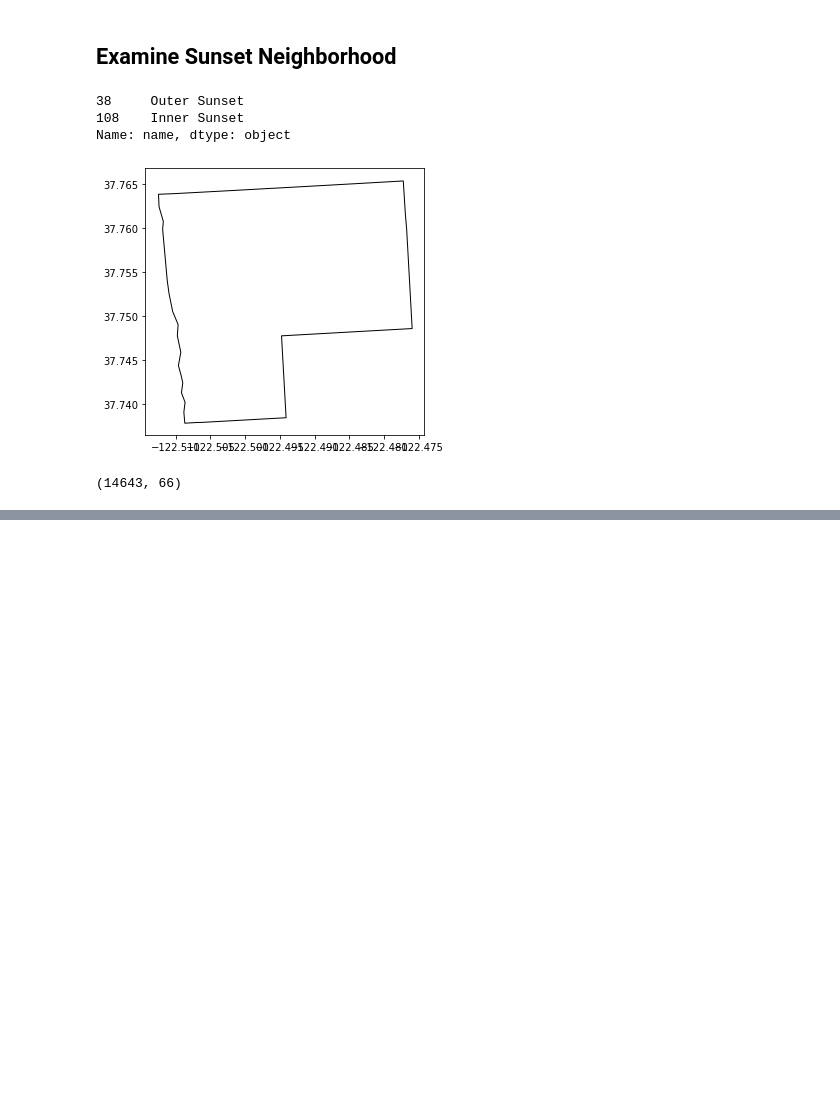
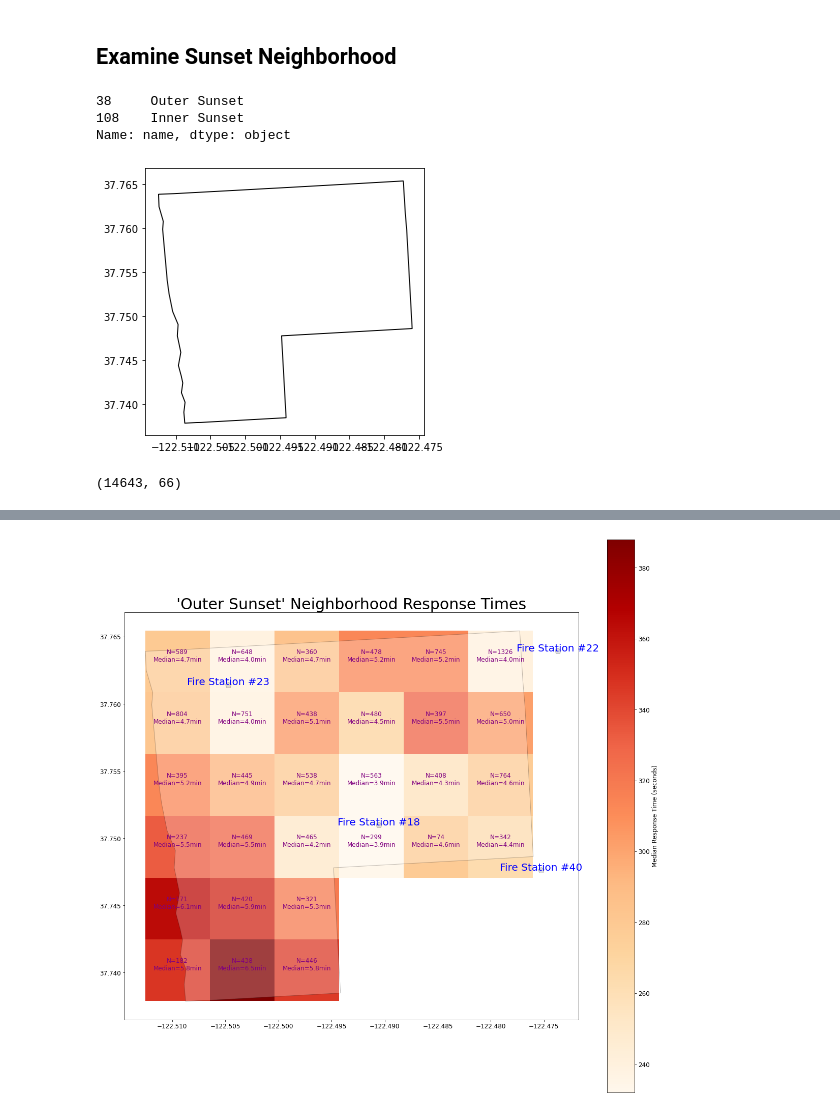
Before and after one commit to mjgood4/firstrespondersites, a Jupyter notebook: research/eda/manderson334/notebooks/Sunset and Parkside.ipynb, the cells around one changed output, grey strips where cells are left out. Drawn from its saved outputs; the diff is of its cells as text; code cells hidden in the pictures; blank space fills up the shorter version.

```diff
--- a/research/eda/manderson334/notebooks/Sunset and Parkside.ipynb
+++ b/research/eda/manderson334/notebooks/Sunset and Parkside.ipynb
@@ -130,0 +347,3 @@ _ = sunset_pts.sample(500).plot(ax=base_plot)
+# %%
+dtree_df['response_qtile'] = pd.qcut(dtree_df.response_time.values, 5, labels=False)
+dtree_df.response_qtile.value_counts()
@@ -130,0 +435,12 @@ _ = sunset_pts.sample(500).plot(ax=base_plot)
+# %%
+zone_points = geo_pd.sjoin(sunset_pts, grid_zones, how='left', op='within')
+zone_points['response_time'] = pd.to_datetime(dtree_df['Arrival DtTm']) - pd.to_datetime(dtree_df['Alarm DtTm'])
+zone_points['response_time'] = zone_points['response_time'].dt.seconds
+zone_points['response_qtile'] = pd.qcut(zone_points.response_time, 5, labels=False)
+zone_points = zone_points[['ID', 'zone_idx', 'response_time', 'response_qtile']]
+zone_stats = zone_points.groupby(by='zone_idx').agg(['median', 'count'])
+grid_zone_stats = grid_zones.merge(zone_stats.response_time, on='zone_idx')
+grid_zone_stats['inc_count'] = grid_zone_stats['count']
+grid_zone_stats['inc_median'] = grid_zone_stats['median']
+grid_zone_stats = grid_zone_stats.drop(['count', 'median'], axis=1)
+grid_zone_stats
@@ -130,0 +467,39 @@ _ = sunset_pts.sample(500).plot(ax=base_plot)
+# %%
+plt.rcParams["figure.figsize"]=20,20
+plt.rcParams.update({'font.size':  12})
+
+full_plot = grid_zone_stats.plot(
+    column='inc_median',
+    legend=True,
+    cmap='OrRd',
+    legend_kwds={
+        'label': "Median Response Time (seconds)"})
+
+plt.title("'Outer Sunset' Neighborhood Response Times",fontsize=30)
+
+_ = outer_sunset.plot(ax = full_plot, color="white", edgecolor="black", alpha=0.25)
+
+_ = nearby_firestations.plot(
+    ax=full_plot,
+    markersize=150,
+    marker="p",
+    color="gray",
+    edgecolor="black",
+    alpha=0.25)
+
+_ = nearby_firestations.apply(
+    lambda x: full_plot.annotate(
+        text=str(x.common_name),
+        xy=x.geometry.centroid.coords[0],
+        color='blue',
+        ha='center',
+        size="20"), axis=1)
+
+_ = grid_zone_stats.apply(
+    lambda x: full_plot.annotate(
+        text="N="+str(x.inc_count)+"\nMedian="+str(round(x.inc_median/60, 1))+"min",
+        xy=x.zone.centroid.coords[0],
+        color='purple',
+        ha='center'), axis=1)
+# %% [output]
+[figure, added]
```
Also changed, not shown: parts of 30 cells of this notebook, 1 other file.
